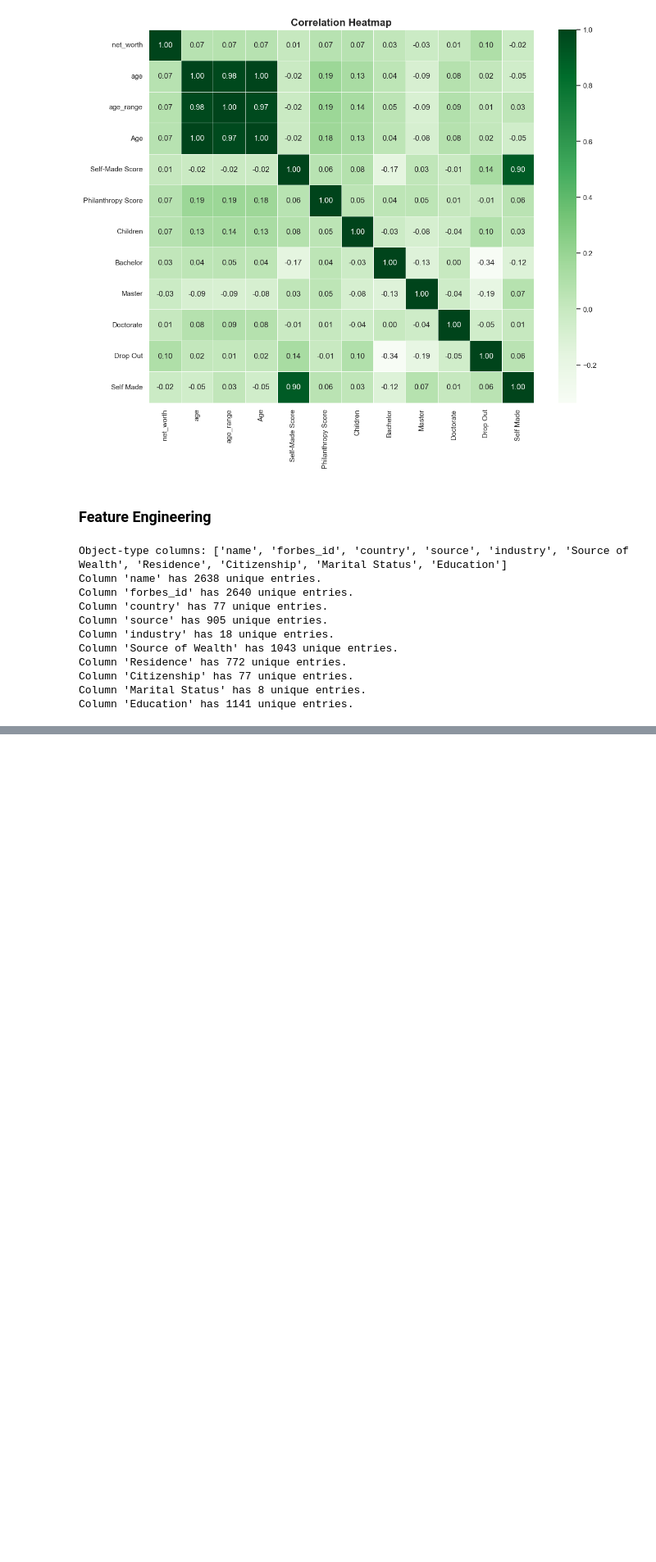
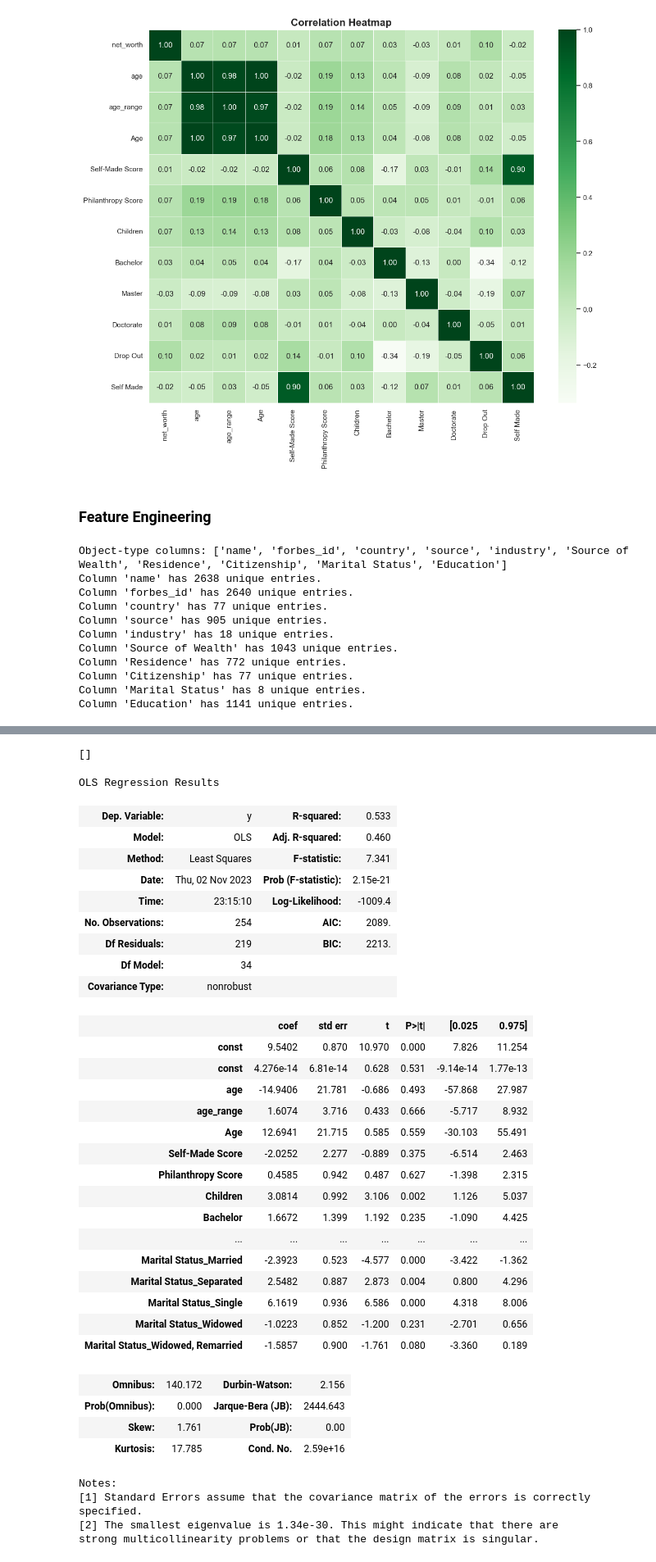
Before and after one commit to Spikes666/Data-Dive-3, a Jupyter notebook: main.ipynb, the cells around one changed output, grey strips where cells are left out. Shown at 82% size. Saved outputs shown, nothing was run; the diff lists cells and outputs as text; code cells hidden in the pictures; blank space fills up the shorter version.

```diff
--- a/main.ipynb
+++ b/main.ipynb
@@ -369,0 +403,11 @@ df_stats.head()
+# %%
+# Get final list of object columns
+
+final_object_columns = df_stats.select_dtypes(include=['object']).columns.tolist()
+
+# Drop columns used to create dummies
+
+df_stats = df_stats.drop(final_object_columns, axis=1)
+
+# Drop NaN
+df_stats = df_stats.dropna()
@@ -372,0 +448,68 @@ y = df_stats['net_worth']
+# %%
+# Get final final list of object columns
+
+final_final_object_columns = df_stats.select_dtypes(include=['object']).columns.tolist()
+print(final_final_object_columns)
+# %% [output]
+[]
+# %%
+# Add a constant (intercept) to the DataFrame
+df_stats = sm.add_constant(df_stats)
+
+# Create the multiple linear regression model
+X = df_stats.drop('net_worth', axis = 1) #keep features only for X
+y = df_stats['net_worth'] #keep target variable only for y
+X_train, X_test, y_train, y_test = train_test_split(X, y, test_size = 0.2, random_state = 42)
+# %%
+sc = StandardScaler()
+# fit the data i.e. calculate the mean and sd of each column of X_train
+sc.fit(X_train)
+
+#transform the train data
+X_train_sc = sc.transform(X_train)
+X_train_sc = pd.DataFrame(X_train_sc, columns=X_train.columns)
+
+#transform the test data
+X_test_sc = sc.transform(X_test)
+X_test_sc = pd.DataFrame(X_test_sc, columns=X_test.columns)
+# %%
+X_reg = sm.add_constant(X_train_sc) # adding a constant
+reg1 = sm.OLS(np.asarray(y_train), X_reg).fit()
+pred = reg1.predict(X_reg)
+
+reg1.summary()
+# %% [output]
+OLS Regression Results
+| Dep. Variable: | y | R-squared: | 0.533 |
+| Model: | OLS | Adj. R-squared: | 0.460 |
+| Method: | Least Squares | F-statistic: | 7.341 |
+| Date: | Thu, 02 Nov 2023 | Prob (F-statistic): | 2.15e-21 |
+| Time: | 23:15:10 | Log-Likelihood: | -1009.4 |
+| No. Observations: | 254 | AIC: | 2089. |
+| Df Residuals: | 219 | BIC: | 2213. |
+| Df Model: | 34 |  |  |
+| Covariance Type: | nonrobust |  |  |
+|  | coef | std err | t | P>|t| | [0.025 | 0.975] |
+| const | 9.5402 | 0.870 | 10.970 | 0.000 | 7.826 | 11.254 |
+| const | 4.276e-14 | 6.81e-14 | 0.628 | 0.531 | -9.14e-14 | 1.77e-13 |
+| age | -14.9406 | 21.781 | -0.686 | 0.493 | -57.868 | 27.987 |
+| age_range | 1.6074 | 3.716 | 0.433 | 0.666 | -5.717 | 8.932 |
+| Age | 12.6941 | 21.715 | 0.585 | 0.559 | -30.103 | 55.491 |
+| Self-Made Score | -2.0252 | 2.277 | -0.889 | 0.375 | -6.514 | 2.463 |
+| Philanthropy Score | 0.4585 | 0.942 | 0.487 | 0.627 | -1.398 | 2.315 |
+| Children | 3.0814 | 0.992 | 3.106 | 0.002 | 1.126 | 5.037 |
+| Bachelor | 1.6672 | 1.399 | 1.192 | 0.235 | -1.090 | 4.425 |
+| ... | ... | ... | ... | ... | ... | ... |
+| Marital Status_Married | -2.3923 | 0.523 | -4.577 | 0.000 | -3.422 | -1.362 |
+| Marital Status_Separated | 2.5482 | 0.887 | 2.873 | 0.004 | 0.800 | 4.296 |
+| Marital Status_Single | 6.1619 | 0.936 | 6.586 | 0.000 | 4.318 | 8.006 |
+| Marital Status_Widowed | -1.0223 | 0.852 | -1.200 | 0.231 | -2.701 | 0.656 |
+| Marital Status_Widowed, Remarried | -1.5857 | 0.900 | -1.761 | 0.080 | -3.360 | 0.189 |
+| Omnibus: | 140.172 | Durbin-Watson: | 2.156 |
+| Prob(Omnibus): | 0.000 | Jarque-Bera (JB): | 2444.643 |
+| Skew: | 1.761 | Prob(JB): | 0.00 |
+| Kurtosis: | 17.785 | Cond. No. | 2.59e+16 |
+Notes:
+[1] Standard Errors assume that the covariance matrix of the errors is correctly specified.
+[2] The smallest eigenvalue is 1.34e-30. This might indicate that there are
+strong multicollinearity problems or that the design matrix is singular.
```
Also changed, not shown: parts of 13 cells of this notebook.
